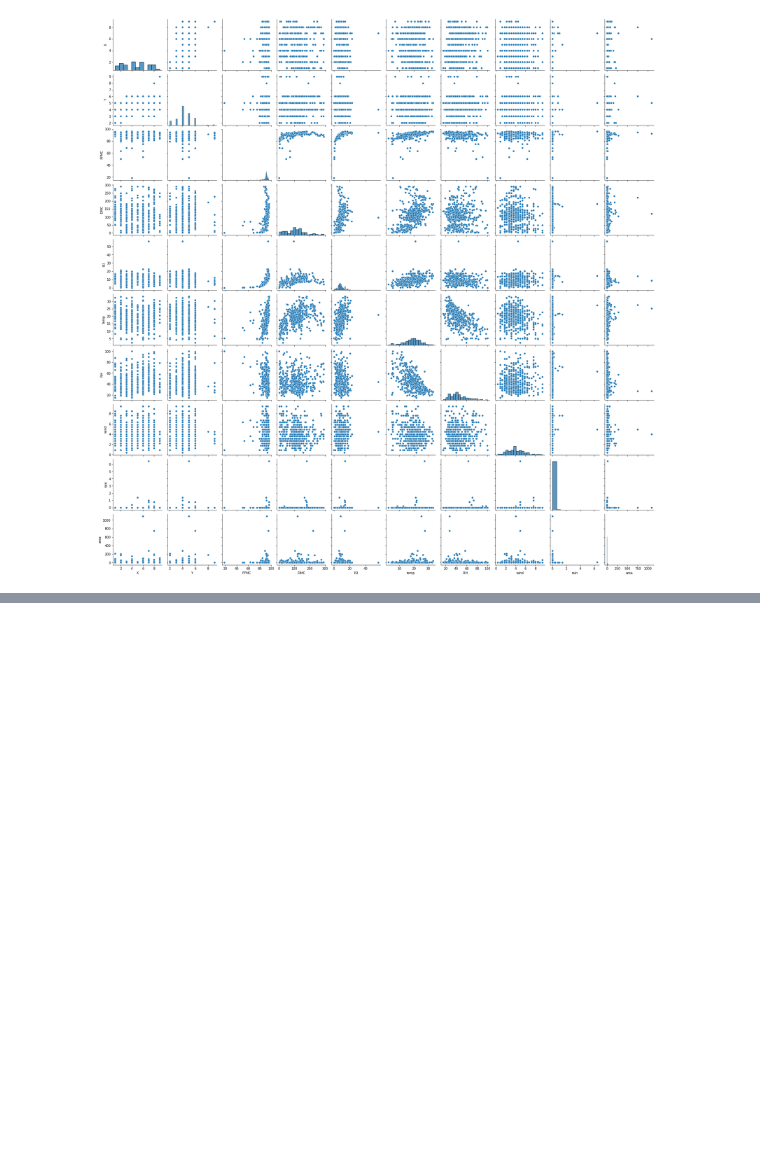
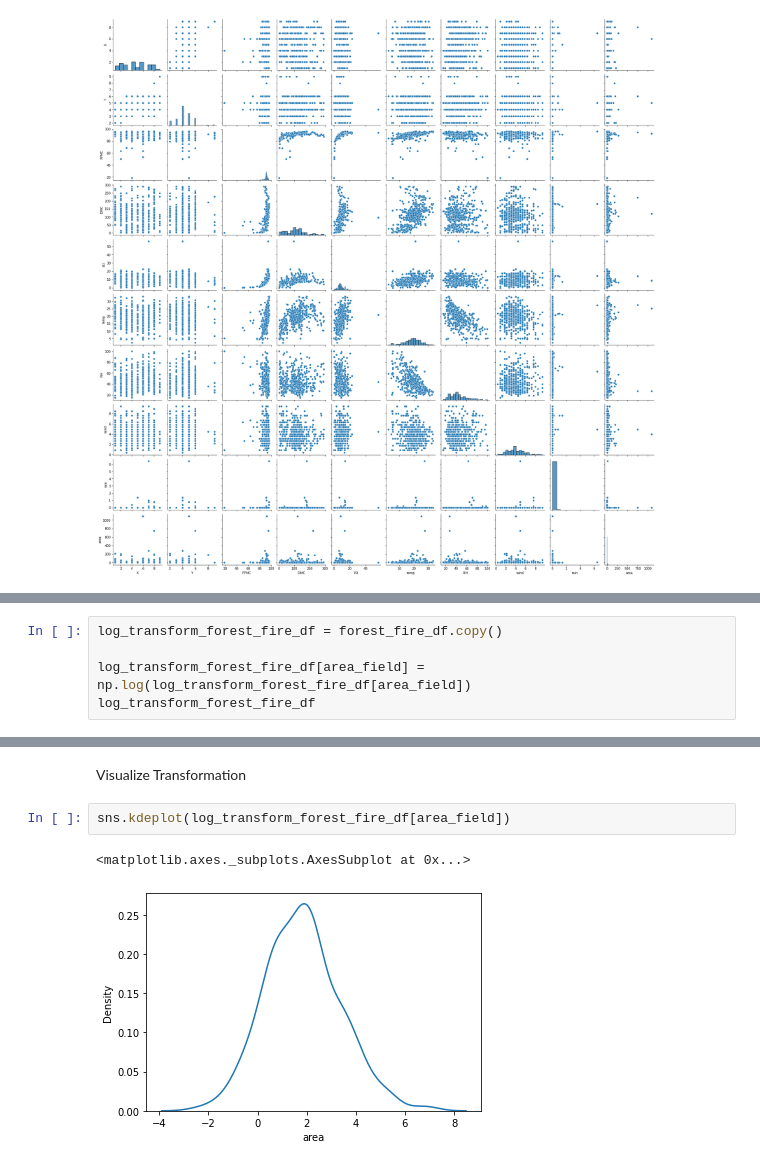
Before and after one commit to MaxZx3000/Forest-Fire, a Jupyter notebook: Final_Project_Forest_Fire_Classifier_(Anthony_Kevin_Oktavius).ipynb, the cells around one changed output, grey strips where cells are left out. Cells and saved outputs as stored; diff of their text form; blank space fills up the shorter version.

Commit message:
Added Area Field Log Transformation in Data Preprocess.

```diff
--- a/Final_Project_Forest_Fire_Classifier_(Anthony_Kevin_Oktavius).ipynb
+++ b/Final_Project_Forest_Fire_Classifier_(Anthony_Kevin_Oktavius).ipynb
@@ -237,0 +242,5 @@ sns.pairplot(
+# %%
+log_transform_forest_fire_df = forest_fire_df.copy()
+
+log_transform_forest_fire_df[area_field] = np.log(log_transform_forest_fire_df[area_field])
+log_transform_forest_fire_df
@@ -237,0 +261,7 @@ sns.pairplot(
+# %% [markdown]
+Visualize Transformation
+# %%
+sns.kdeplot(log_transform_forest_fire_df[area_field])
+# %% [output]
+<matplotlib.axes._subplots.AxesSubplot at 0x...>
+[figure, added]
```
Also changed, not shown: parts of 3 cells of this notebook.
